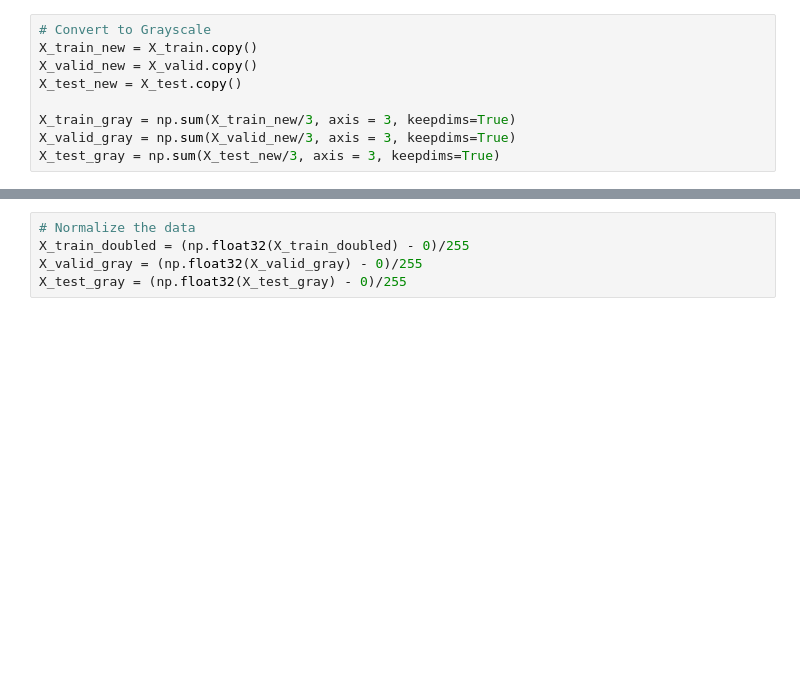
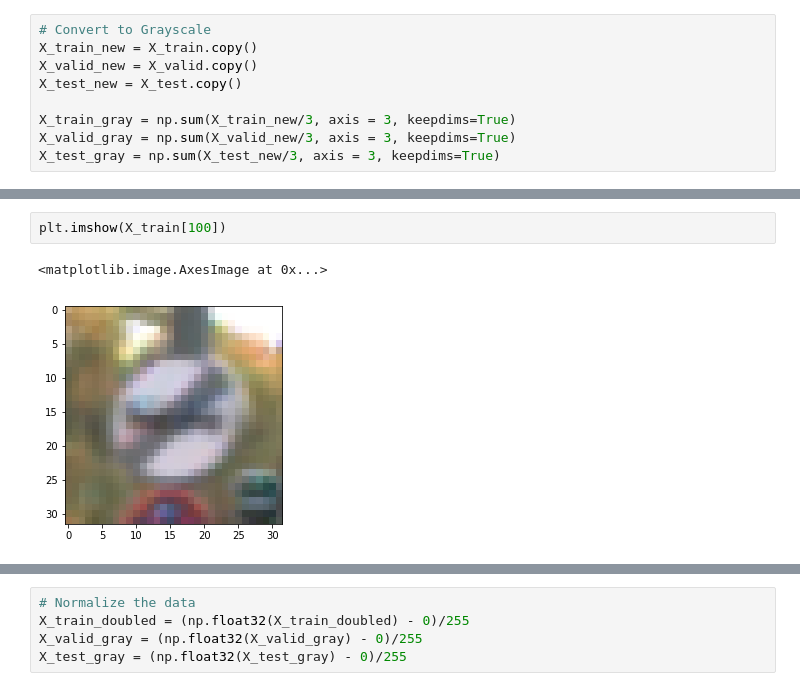
Before and after one commit to lswatts42/carnd_project3_TrafficSignClassification, a Jupyter notebook: Traffic_Sign_Classifier-Copy1.ipynb, the cells around one changed output, grey strips where cells are left out. Cells and saved outputs as stored; diff of their text form; blank space fills up the shorter version.

```diff
--- a/Traffic_Sign_Classifier-Copy1.ipynb
+++ b/Traffic_Sign_Classifier-Copy1.ipynb
@@ -206,0 +222,5 @@ If you depend on functionality not listed there, please file an issue.
+# %%
+plt.imshow(X_train[100])
+# %% [output]
+<matplotlib.image.AxesImage at 0x...>
+[figure, added]
```
Also changed, not shown: parts of 8 cells of this notebook, 1 other file.
